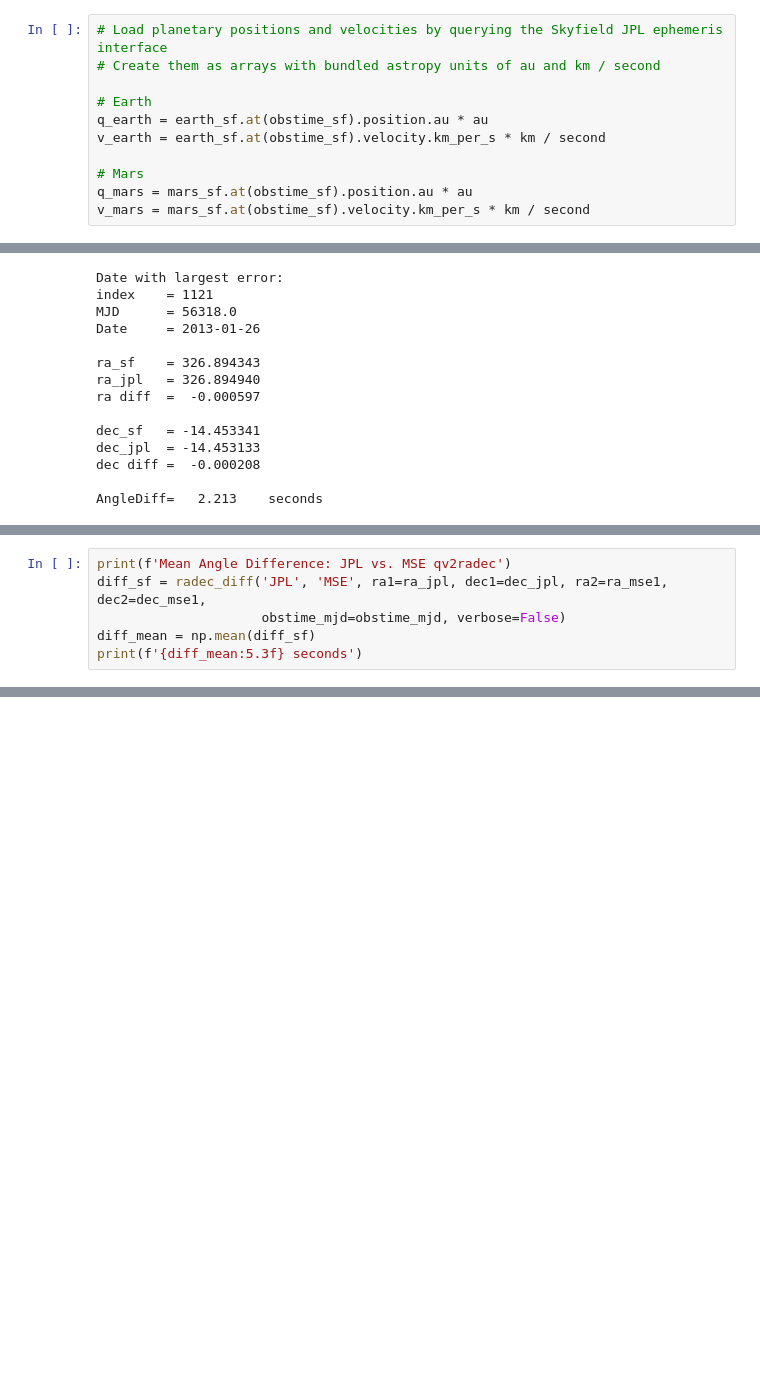
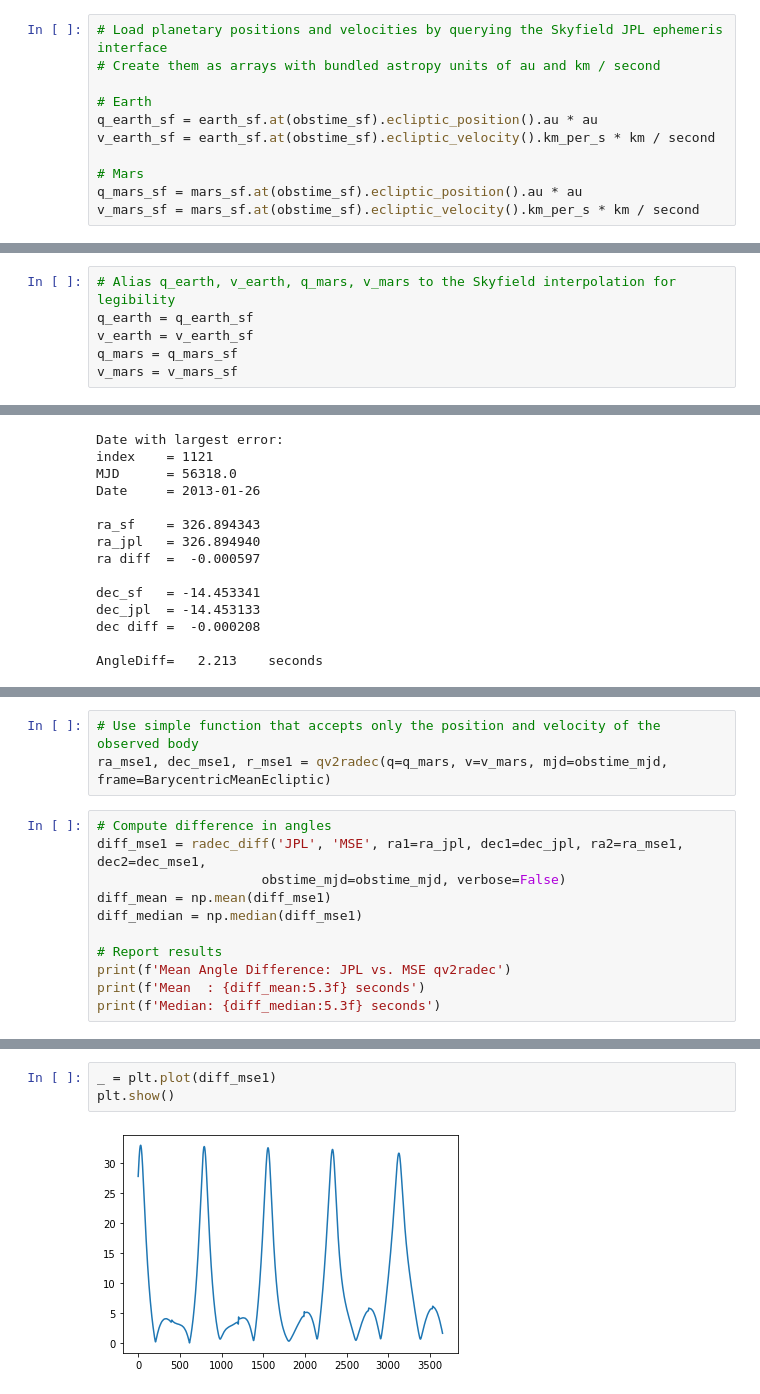
Before and after one commit to memanuel/kepler-sieve, a Jupyter notebook: src/RA_DEC_mars_series.ipynb, the cells around one changed output, grey strips where cells are left out. Drawn from its saved outputs; the diff is of its cells as text; blank space fills up the shorter version.

```diff
--- a/src/RA_DEC_mars_series.ipynb
+++ b/src/RA_DEC_mars_series.ipynb
@@ -70,9 +124,9 @@ delta_sf = delta_sf_da.au
 # Create them as arrays with bundled astropy units of au and km / second
 
 # Earth
-q_earth = earth_sf.at(obstime_sf).position.au * au
-v_earth = earth_sf.at(obstime_sf).velocity.km_per_s * km / second
+q_earth_sf = earth_sf.at(obstime_sf).ecliptic_position().au * au
+v_earth_sf = earth_sf.at(obstime_sf).ecliptic_velocity().km_per_s * km / second
 
 # Mars
-q_mars = mars_sf.at(obstime_sf).position.au * au
-v_mars = mars_sf.at(obstime_sf).velocity.km_per_s * km / second
+q_mars_sf = mars_sf.at(obstime_sf).ecliptic_position().au * au
+v_mars_sf = mars_sf.at(obstime_sf).ecliptic_velocity().km_per_s * km / second
@@ -79,3 +152,9 @@ v_mars = mars_sf.at(obstime_sf).velocity.km_per_s * km / second
+# %%
+# Alias q_earth, v_earth, q_mars, v_mars to the Skyfield interpolation for legibility
+q_earth = q_earth_sf
+v_earth = v_earth_sf
+q_mars = q_mars_sf
+v_mars = v_mars_sf
 # %% [markdown]
 ### Compare Skyfield vs JPL
 # %%
@@ -126,8 +216,16 @@ ra_mse1, dec_mse1, r_mse1 = qv2radec(q_mars, v_mars, obstime_mjd, BarycentricMea
+# %%
+# Use simple function that accepts only the position and velocity of the observed body
+ra_mse1, dec_mse1, r_mse1 = qv2radec(q=q_mars, v=v_mars, mjd=obstime_mjd, frame=BarycentricMeanEcliptic)
 # %%
+# Compute difference in angles
+diff_mse1 = radec_diff('JPL', 'MSE', ra1=ra_jpl, dec1=dec_jpl, ra2=ra_mse1, dec2=dec_mse1,
+                     obstime_mjd=obstime_mjd, verbose=False)
+diff_mean = np.mean(diff_mse1)
+diff_median = np.median(diff_mse1)
+
+# Report results
 print(f'Mean Angle Difference: JPL vs. MSE qv2radec')
-diff_sf = radec_diff('JPL', 'MSE', ra1=ra_jpl, dec1=dec_jpl, ra2=ra_mse1, dec2=dec_mse1,
-                     obstime_mjd=obstime_mjd, verbose=False)
-diff_mean = np.mean(diff_sf)
-print(f'{diff_mean:5.3f} seconds')
+print(f'Mean  : {diff_mean:5.3f} seconds')
+print(f'Median: {diff_median:5.3f} seconds')
 # %% [output]
 Mean Angle Difference: JPL vs. MSE qv2radec
@@ -134,0 +272,5 @@ Mean Angle Difference: JPL vs. MSE qv2radec
+# %%
+_ = plt.plot(diff_mse1)
+plt.show()
+# %% [output]
+[figure, added]
```
Also changed, not shown: parts of 18 cells of this notebook, 3 other files.
